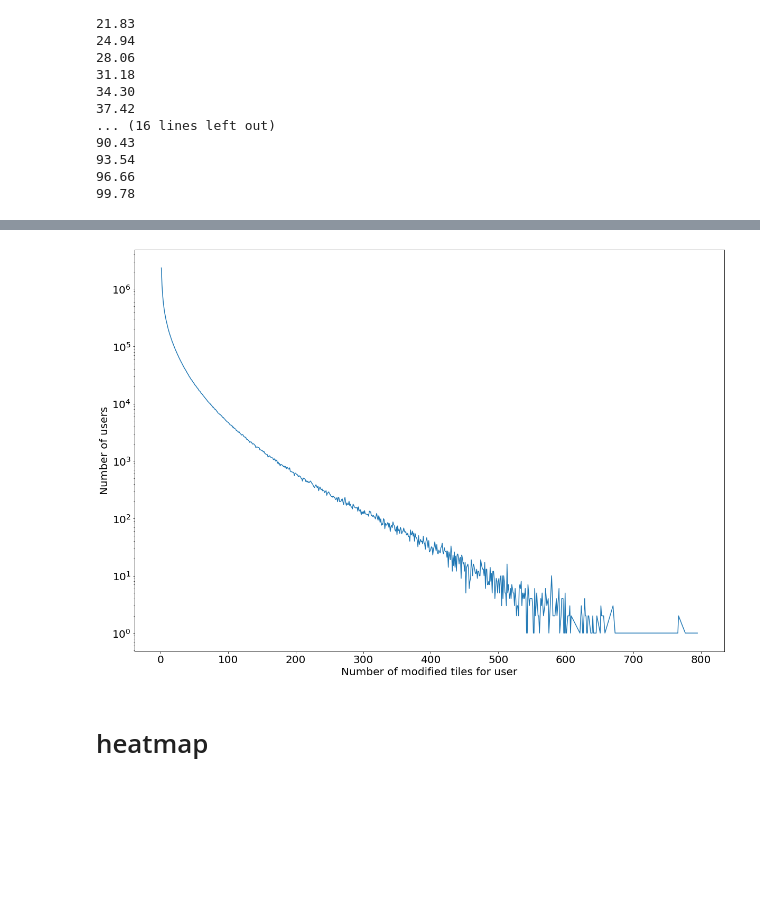
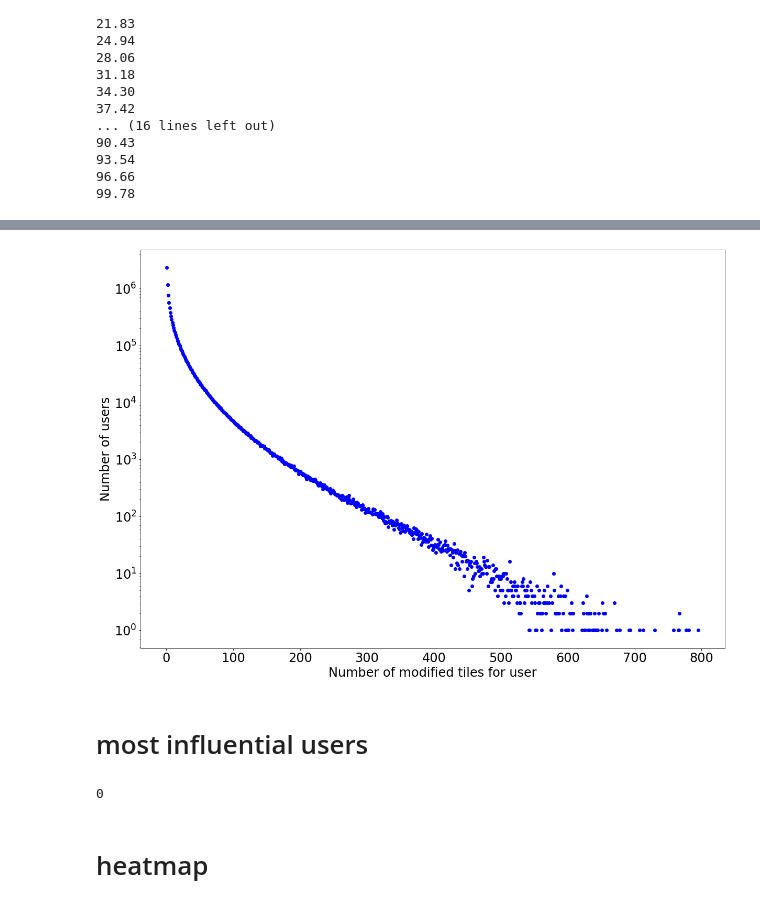
Before and after one commit to pietro-sillano/r-place-Network-Analysis, a Jupyter notebook: plot.ipynb, the cells around one changed output, grey strips where cells are left out. Cells and saved outputs as stored; diff of their text form; code cells hidden in the pictures; blank space fills up the shorter version.

```diff
--- a/plot.ipynb
+++ b/plot.ipynb
@@ -42,6 +44,9 @@ for row in df.itertuples():
 
     if (row_counter % 5e6) == 0:
         print(f'{row_counter / ltot * 100:.2f}')
+
+with open('plot/user_distrib.pkl', 'wb') as handle:
+    pickle.dump(user_dict, handle, protocol=pickle.HIGHEST_PROTOCOL)
 # %% [output]
 3.12
 6.24
@@ -67,28 +70,43 @@ print(len(list(user_dict.keys())))
+# %%
+with open('plot/user_distrib.pkl', 'rb') as handle:
+    user_dict = pickle.load(handle)
 # %%
 degin_distri=Counter(user_dict.values())
 x=[]
 y=[]
 
 for i in sorted(degin_distri):
     x.append(i)
     y.append(degin_distri[i])
 
 plt.figure(figsize=(20,14),)
-plt.plot(x,y)
+plt.plot(x,y,'bo')
 
-plt.xlabel('Number of modified tiles for user', fontsize=20)
-plt.ylabel('Number of users', fontsize=20)
+plt.xlabel('Number of modified tiles for user', fontsize=24)
+plt.ylabel('Number of users', fontsize=24)
 
 
-plt.xticks(fontsize=20)
-plt.yticks(fontsize=20)
+plt.xticks(fontsize=24)
+plt.yticks(fontsize=24)
 
 plt.yscale('log')
 plt.xscale('linear')
 #plt.axis([9e-1,500,0.00001,1e-1])
 plt.savefig('plot/number_of_tiles.png',dpi = 300,backend = 'cairo')
 # %% [output]
-[figure, old version]
+[figure, new version]
+# %% [markdown]
+# most influential users
+# %%
+THRES = 500
+for key in list(user_dict.keys()):
+    if user_dict[key] < THRES:
+        user_dict.pop(key)
+
+
+len(list(user_dict.keys()))
+# %% [output]
+0
 # %% [markdown]
 # heatmap
 # %%
```
Also changed, not shown: parts of 12 cells of this notebook, 23 other files.
